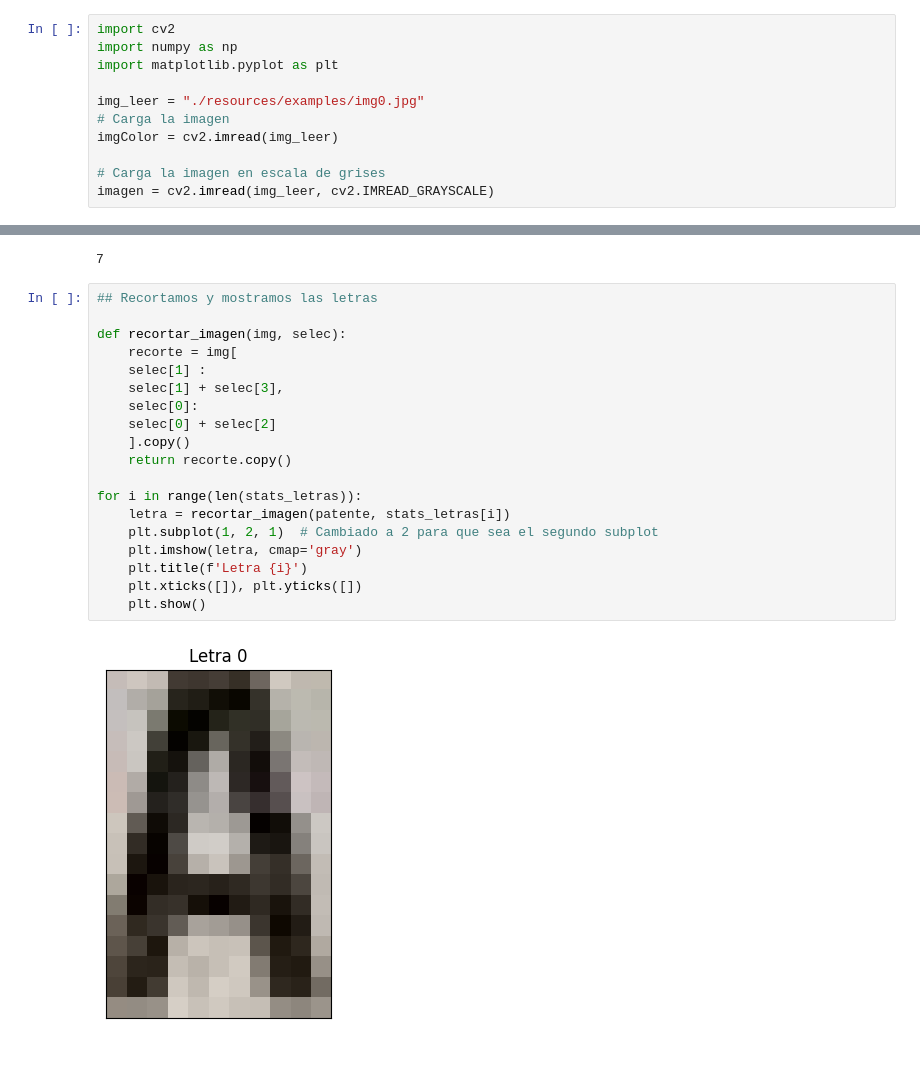
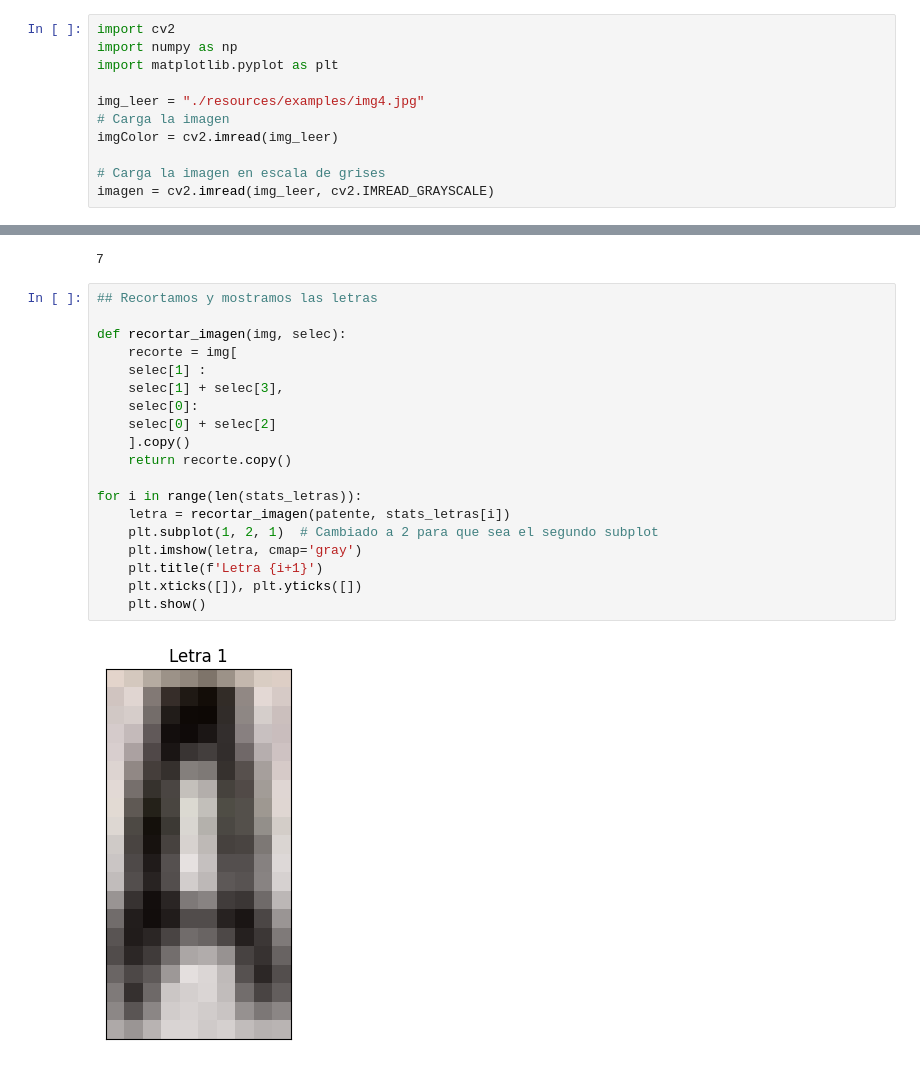
Before and after one commit to sleepydogo/plate-cv, a Jupyter notebook: Tests.ipynb, the cells around one changed output, grey strips where cells are left out. Cells and saved outputs as stored; diff of their text form.

```diff
--- a/Tests.ipynb
+++ b/Tests.ipynb
@@ -5,7 +5,7 @@ import cv2
 import numpy as np
 import matplotlib.pyplot as plt
 
-img_leer = "./resources/examples/img0.jpg"
+img_leer = "./resources/examples/img4.jpg"
 # Carga la imagen
 imgColor = cv2.imread(img_leer)
 
@@ -279,21 +274,21 @@ print(len(stats_letras))
 # %%
 ## Recortamos y mostramos las letras
 
 def recortar_imagen(img, selec):
     recorte = img[
     selec[1] :
     selec[1] + selec[3],
     selec[0]:
     selec[0] + selec[2]
     ].copy()
     return recorte.copy()
 
 for i in range(len(stats_letras)):
     letra = recortar_imagen(patente, stats_letras[i])
     plt.subplot(1, 2, 1)  # Cambiado a 2 para que sea el segundo subplot
     plt.imshow(letra, cmap='gray')
-    plt.title(f'Letra {i}')
+    plt.title(f'Letra {i+1}')
     plt.xticks([]), plt.yticks([])
     plt.show()
 # %% [output]
-[figure, old version]
+[figure, new version]
```
Also changed, not shown: parts of 11 cells of this notebook, 12 other files.
